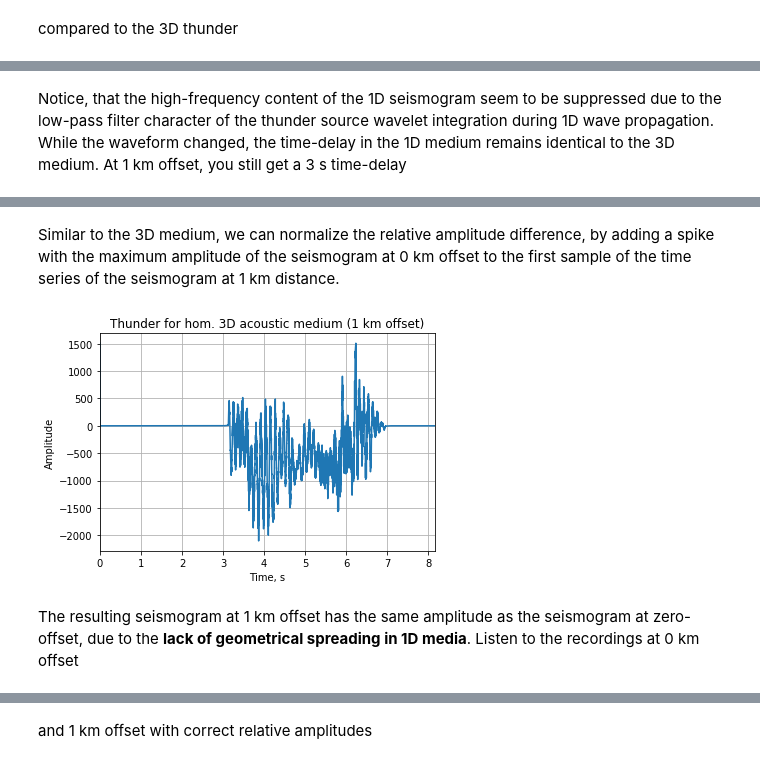
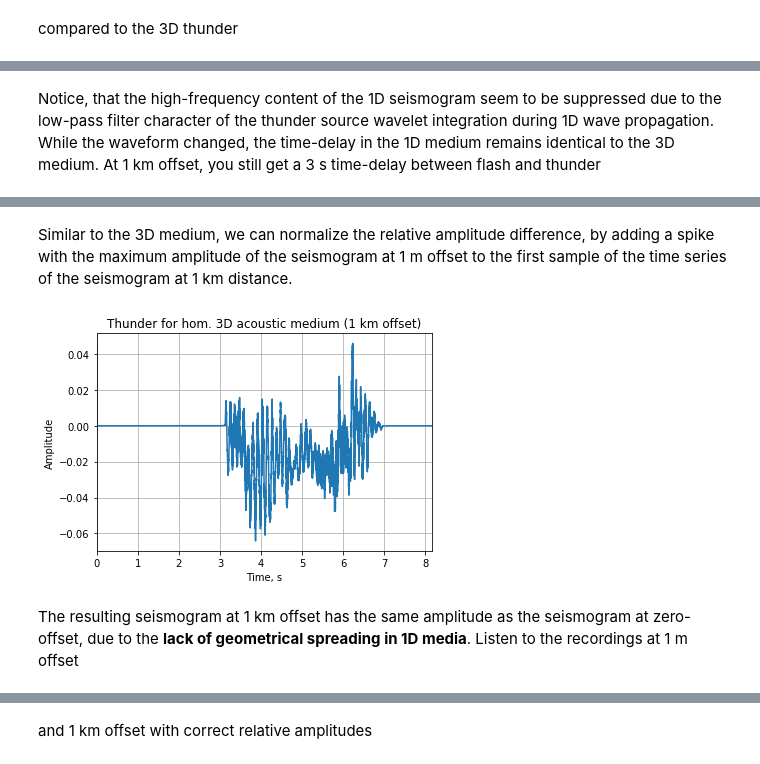
Before and after one commit to daniel-koehn/Theory-of-seismic-waves-II, a Jupyter notebook: 01_Analytical_solutions/6_Thunderstorm_in_1D-3D_acoustic_media.ipynb, the cells around one changed output, grey strips where cells are left out. Saved outputs shown, nothing was run; the diff lists cells and outputs as text; code cells hidden in the pictures.

```diff
--- a/01_Analytical_solutions/6_Thunderstorm_in_1D-3D_acoustic_media.ipynb
+++ b/01_Analytical_solutions/6_Thunderstorm_in_1D-3D_acoustic_media.ipynb
@@ -37,6 +37,9 @@ rate, thunder = read("data/thunder.wav")
 
 # subtract mean value
 thunder = thunder - np.mean(thunder)
+
+# normalize source wavelet
+thunder = thunder / np.amax(thunder)
 
 # compute sample interval
 dt = 1/rate
@@ -290,7 +293,7 @@ tmax = 2.0 * tmax_src
 time = np.arange(0,tmax,dt)
 nt = len(time)
 
-# calculate seismograms at 0 km and 1 km offset
-G1_seis_0km = calc_seis_1D(1e-9,tmax,nt,thunder)
+# calculate seismograms at 1 m and 1 km offset
+G1_seis_1m = calc_seis_1D(1.0,tmax,nt,thunder)
 G1_seis_1km = calc_seis_1D(1000.0,tmax,nt,thunder)
 # %%
@@ -328,30 +331,30 @@ Audio(G3_seis_0km, rate=rate)
 # %% [output]
 [interactive output not drawn]
 # %% [markdown]
-Notice, that the high-frequency content of the 1D seismogram seem to be suppressed due to the low-pass filter character of the thunder source wavelet integration during 1D wave propagation. While the waveform changed, the time-delay in the 1D medium remains identical to the 3D medium. At 1 km offset, you still get a 3 s time-delay
+Notice, that the high-frequency content of the 1D seismogram seem to be suppressed due to the low-pass filter character of the thunder source wavelet integration during 1D wave propagation. While the waveform changed, the time-delay in the 1D medium remains identical to the 3D medium. At 1 km offset, you still get a 3 s time-delay between flash and thunder
 # %%
 Audio(G1_seis_1km, rate=rate)
 # %% [output]
 [interactive output not drawn]
 # %% [markdown]
-Similar to the 3D medium, we can normalize the relative amplitude difference, by adding a spike with the maximum amplitude of the seismogram at 0 km offset to the first sample of the time series of the seismogram at 1 km distance.
+Similar to the 3D medium, we can normalize the relative amplitude difference, by adding a spike with the maximum amplitude of the seismogram at 1 m offset to the first sample of the time series of the seismogram at 1 km distance.
 # %%
-# Estimate maximum amplitude seismogram at 0 km offset
-amp_max_0km = np.max(G1_seis_0km)
+# Estimate maximum amplitude seismogram at 1 m offset
+amp_max_1m = np.max(G1_seis_1m)
 
 # Add spike at first time sample of seismogram at 1 km
 # offset with maximum amplitude amp_max_0km
-G1_seis_1km[0] = amp_max_0km
+G1_seis_1km[0] = amp_max_1m
 
 plt.plot(time, G1_seis_1km)
 plt.title("Thunder for hom. 3D acoustic medium (1 km offset)" )
 plt.xlabel("Time, s")
 plt.ylabel("Amplitude")
 plt.xlim((0, tmax))
 plt.grid()
 plt.show()
 # %% [output]
-[figure, old version]
+[figure, new version]
 # %% [markdown]
-The resulting seismogram at 1 km offset has the same amplitude as the seismogram at zero-offset, due to the **lack of geometrical spreading in 1D media**. Listen to the recordings at 0 km offset
+The resulting seismogram at 1 km offset has the same amplitude as the seismogram at zero-offset, due to the **lack of geometrical spreading in 1D media**. Listen to the recordings at 1 m offset
 # %%
```
Also changed, not shown: parts of 19 cells of this notebook.
